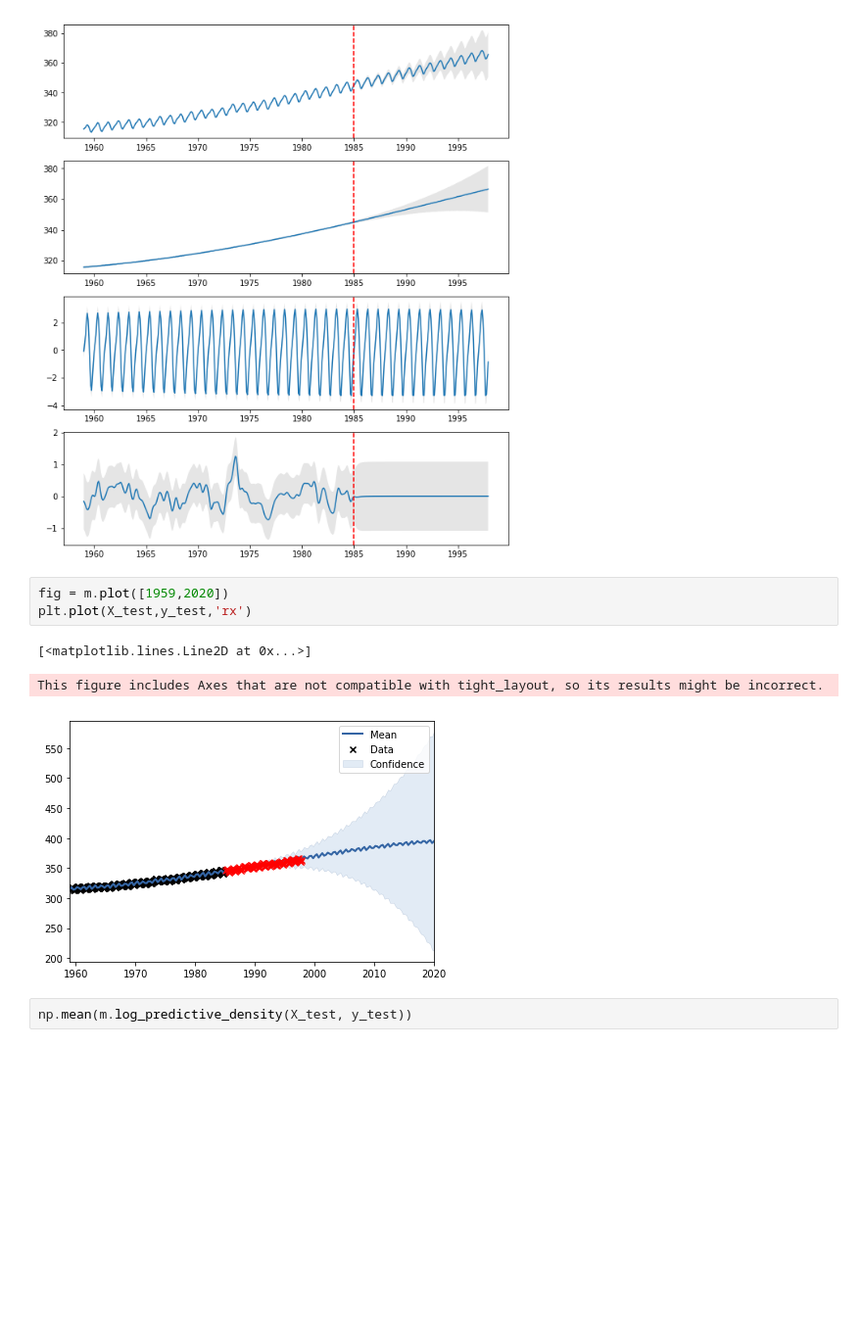
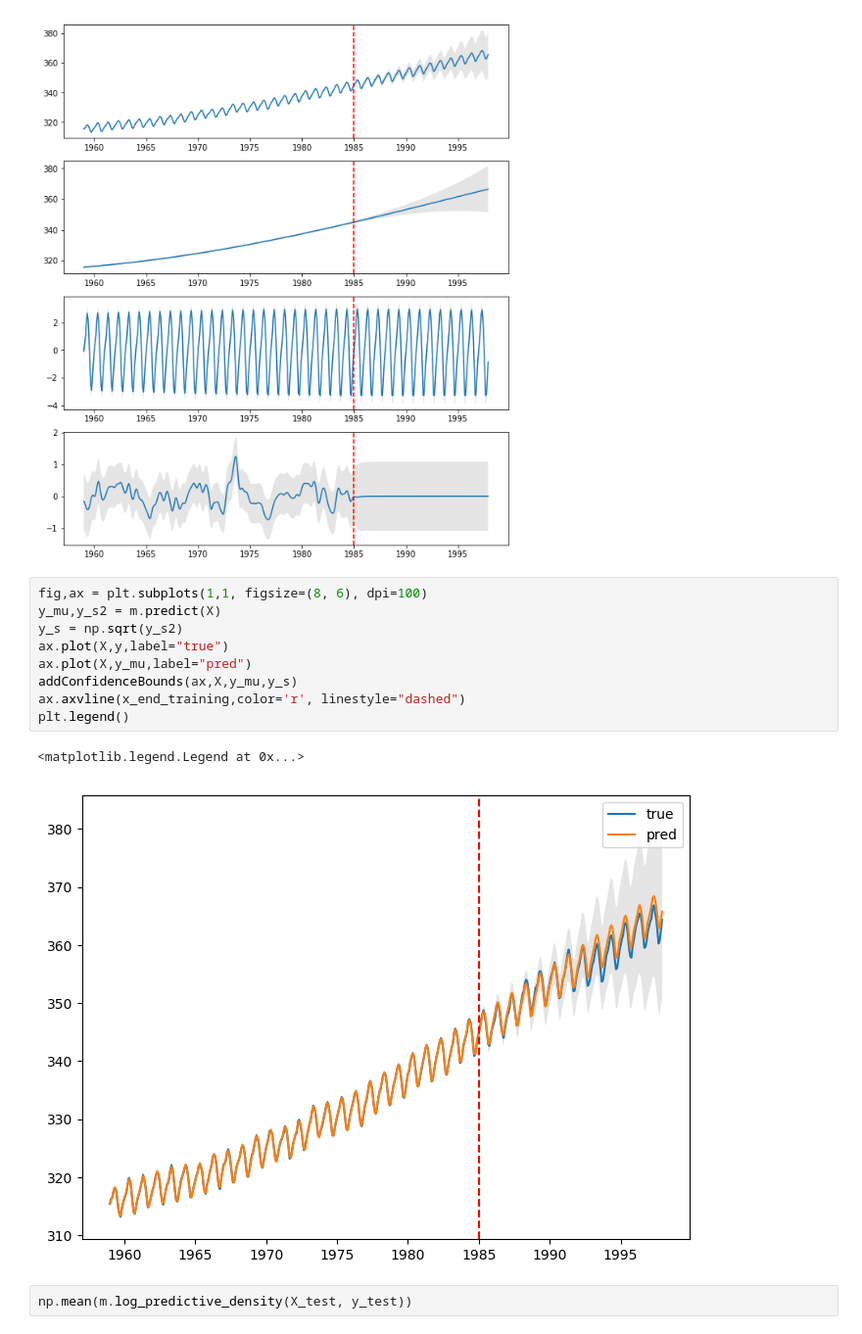
Before and after one commit to leowyy/simple-GP, a Jupyter notebook: demo/maunaloa.ipynb, the cells around one changed output. Shown: that part at 98% size. Saved outputs shown, nothing was run; the diff lists cells and outputs as text; blank space fills up the shorter version.

```diff
--- a/demo/maunaloa.ipynb
+++ b/demo/maunaloa.ipynb
@@ -146,13 +133,18 @@ for i,ker in enumerate(kernel_list):
     axs[i].axvline(x_end_training,color='r', linestyle="dashed")
 # %% [output]
 [figure]
-# %%
-fig = m.plot([1959,2020])
-plt.plot(X_test,y_test,'rx')
-# %% [output]
-[<matplotlib.lines.Line2D at 0x...>]
-This figure includes Axes that are not compatible with tight_layout, so its results might be incorrect.
-[figure, removed]
+# %%
+fig,ax = plt.subplots(1,1, figsize=(8, 6), dpi=100)
+y_mu,y_s2 = m.predict(X)
+y_s = np.sqrt(y_s2)
+ax.plot(X,y,label="true")
+ax.plot(X,y_mu,label="pred")
+addConfidenceBounds(ax,X,y_mu,y_s)
+ax.axvline(x_end_training,color='r', linestyle="dashed")
+plt.legend()
+# %% [output]
+<matplotlib.legend.Legend at 0x...>
+[figure, added]
 # %%
 np.mean(m.log_predictive_density(X_test, y_test))
 # %% [output]
```
Also changed, not shown: parts of 8 cells of this notebook.
